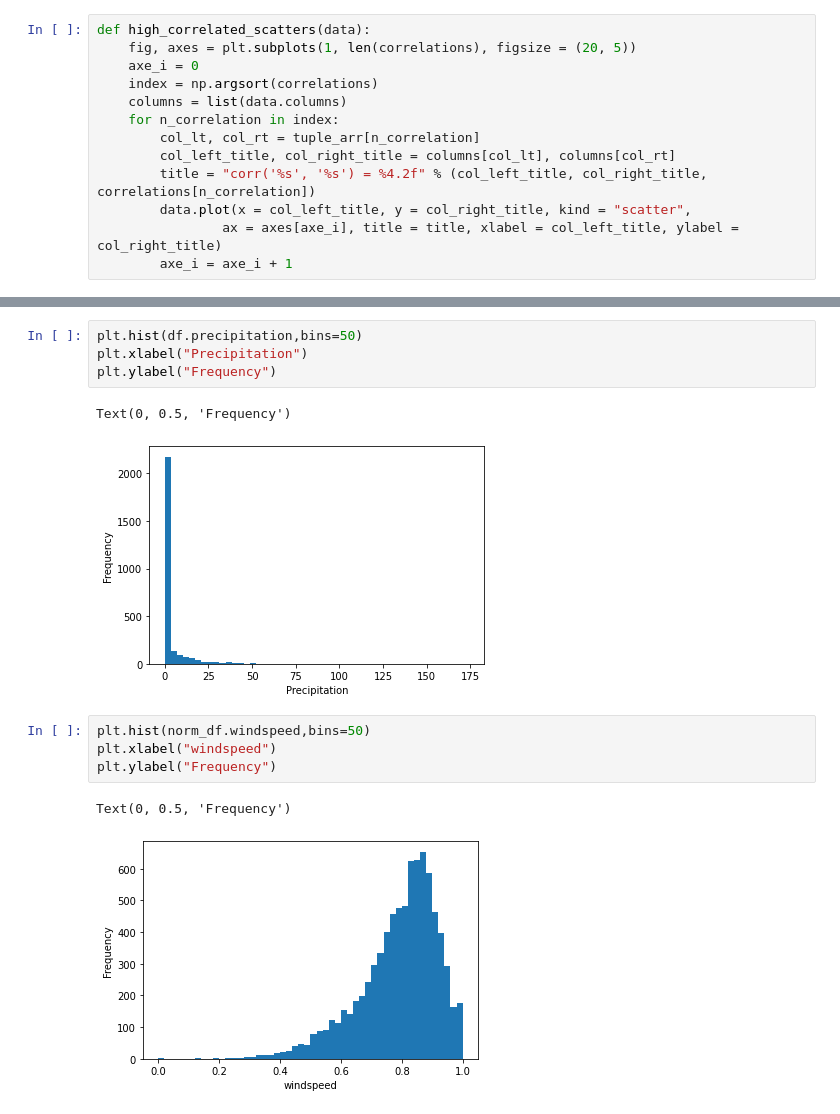
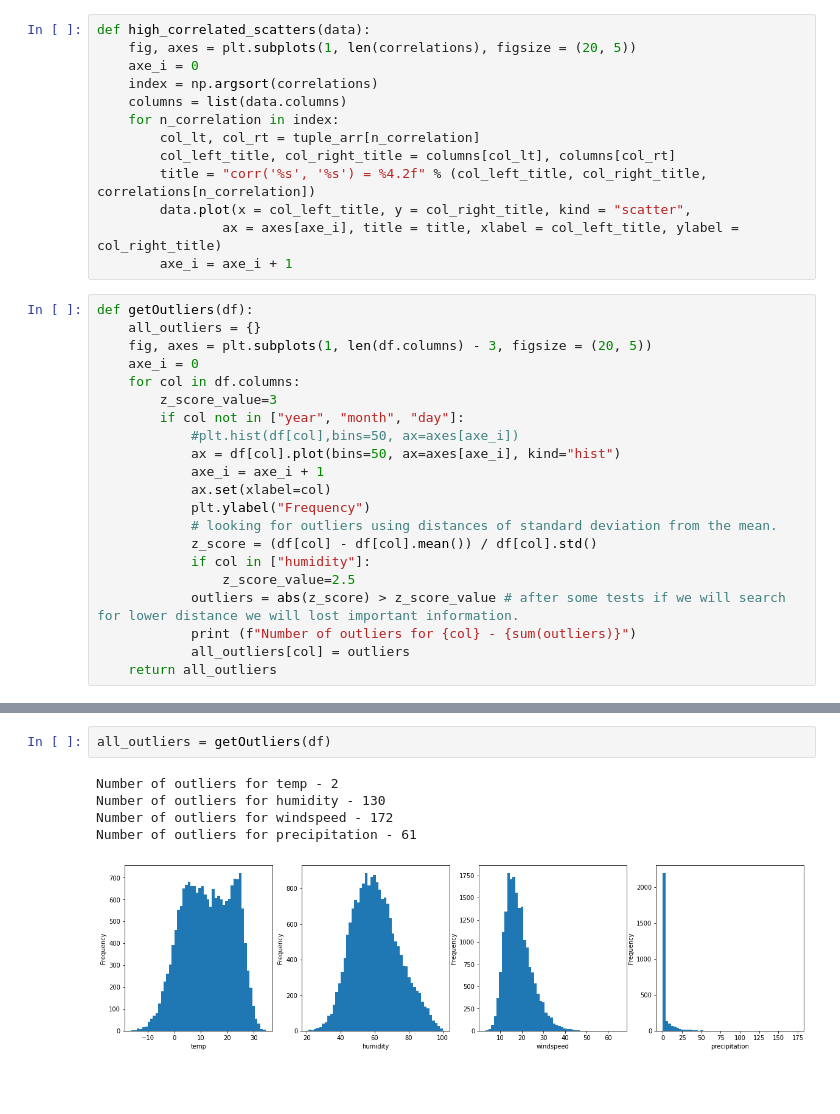
Before and after one commit to GalDear/Data-science-Weather, a Jupyter notebook: main.ipynb, the cells around one changed output, grey strips where cells are left out. Saved outputs shown, nothing was run; the diff lists cells and outputs as text; blank space fills up the shorter version.

Commit message:
outliers

```diff
--- a/main.ipynb
+++ b/main.ipynb
@@ -131,6 +131,27 @@ def high_correlated_scatters(data):
         data.plot(x = col_left_title, y = col_right_title, kind = "scatter",
                 ax = axes[axe_i], title = title, xlabel = col_left_title, ylabel = col_right_title)
         axe_i = axe_i + 1
+# %%
+def getOutliers(df):
+    all_outliers = {}
+    fig, axes = plt.subplots(1, len(df.columns) - 3, figsize = (20, 5))
+    axe_i = 0
+    for col in df.columns:
+        z_score_value=3
+        if col not in ["year", "month", "day"]:
+            #plt.hist(df[col],bins=50, ax=axes[axe_i])
+            ax = df[col].plot(bins=50, ax=axes[axe_i], kind="hist")
+            axe_i = axe_i + 1
+            ax.set(xlabel=col)
+            plt.ylabel("Frequency")
+            # looking for outliers using distances of standard deviation from the mean.
+            z_score = (df[col] - df[col].mean()) / df[col].std()
+            if col in ["humidity"]:
+                z_score_value=2.5
+            outliers = abs(z_score) > z_score_value # after some tests if we will search for lower distance we will lost important information.
+            print (f"Number of outliers for {col} - {sum(outliers)}")
+            all_outliers[col] = outliers
+    return all_outliers
 # %%
 # nice weather:
 # temp 18-25
@@ -167,14 +179,8 @@ df.describe(include="all")
-# %%
-plt.hist(df.precipitation,bins=50)
-plt.xlabel("Precipitation")
-plt.ylabel("Frequency")
-# %% [output]
-Text(0, 0.5, 'Frequency')
-[figure, removed]
-# %%
-plt.hist(norm_df.windspeed,bins=50)
-plt.xlabel("windspeed")
-plt.ylabel("Frequency")
-# %% [output]
-Text(0, 0.5, 'Frequency')
-[figure, removed]
+# %%
+all_outliers = getOutliers(df)
+# %% [output]
+Number of outliers for temp - 2
+Number of outliers for humidity - 130
+Number of outliers for windspeed - 172
+Number of outliers for precipitation - 61
+[figure, added]
```
Also changed, not shown: parts of 6 cells of this notebook.
